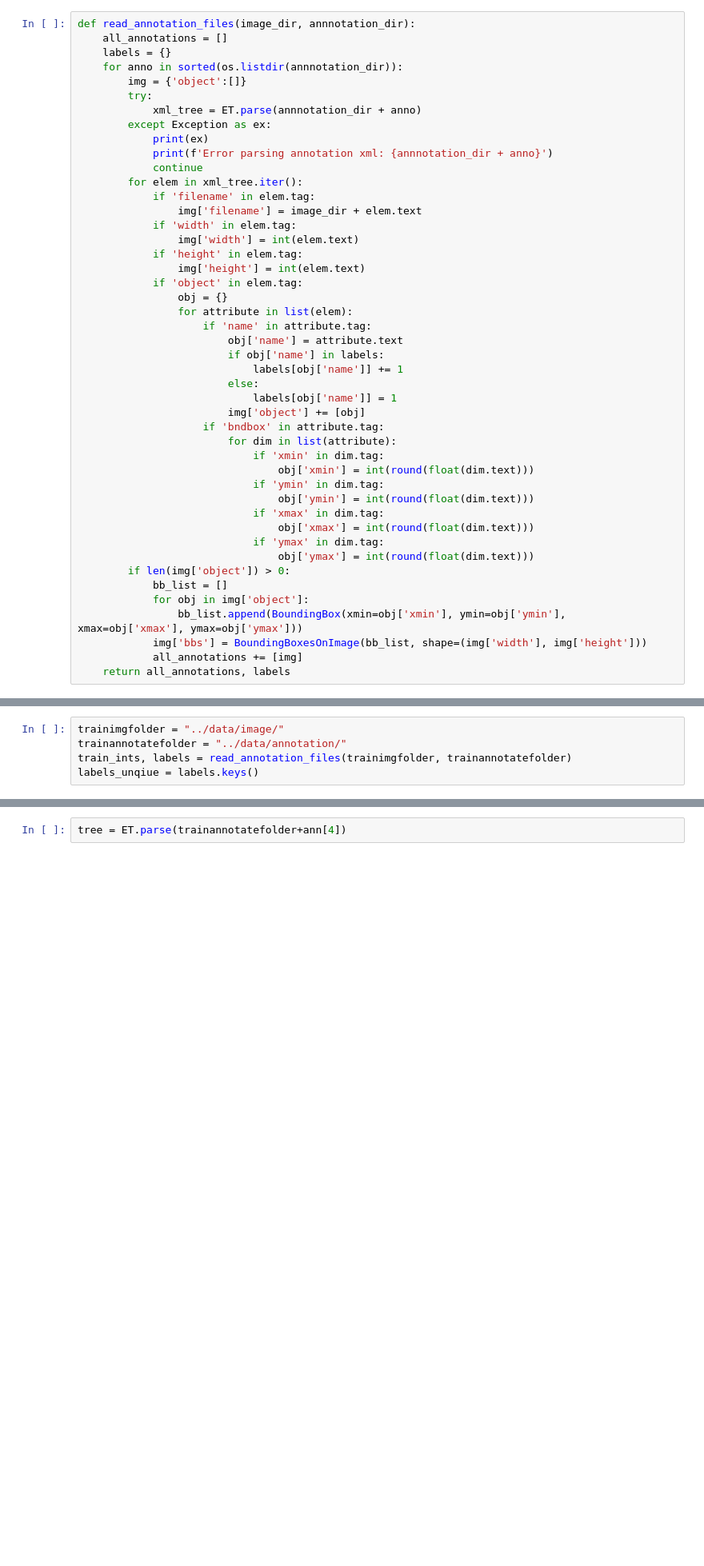
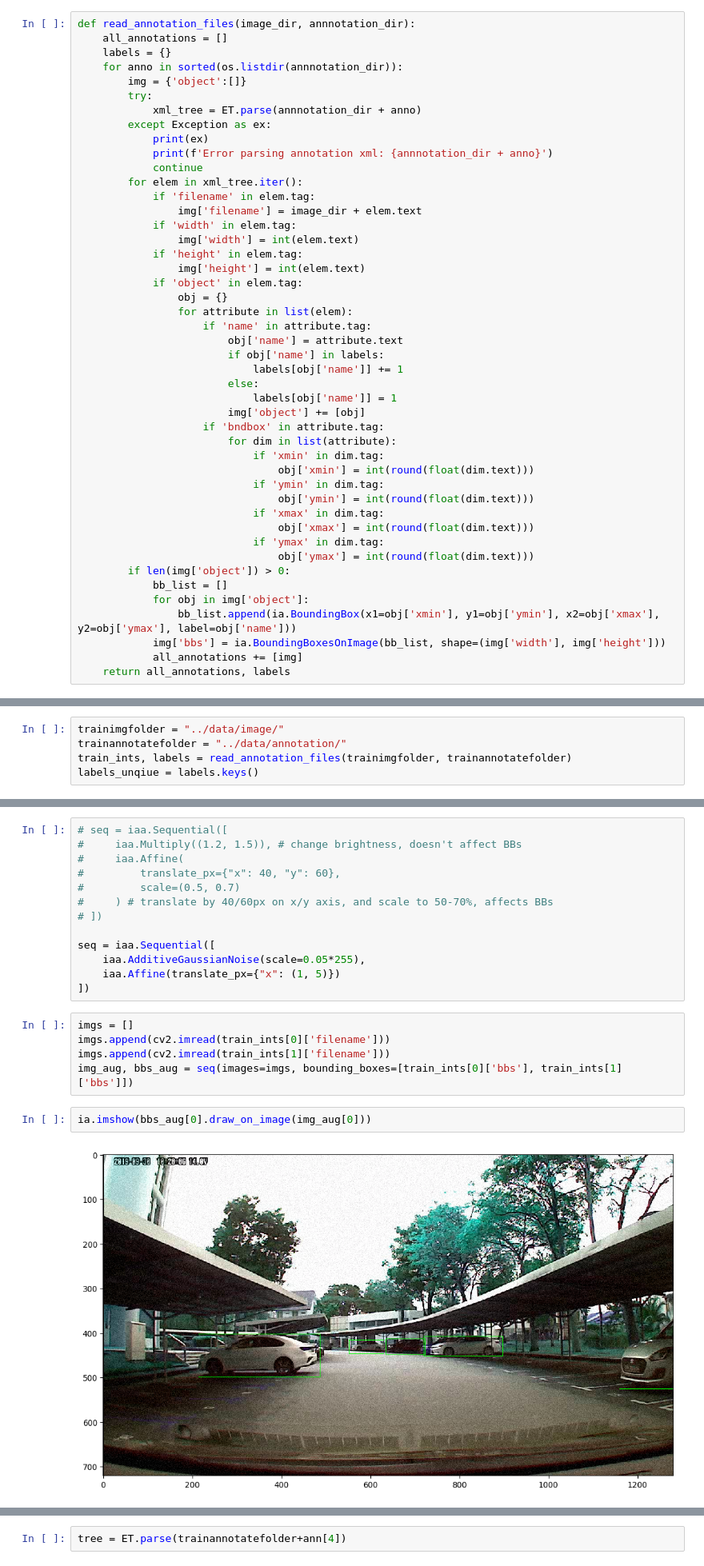
Before and after one commit to raymondng76/ISS-VSE-2019-09-23-IS1FT-CA1, a Jupyter notebook: code/CA1_YoloV3_Train_Test.ipynb, the cells around one changed output, grey strips where cells are left out. Shown at 80% size. Drawn from its saved outputs; the diff is of its cells as text; blank space fills up the shorter version.

```diff
--- a/code/CA1_YoloV3_Train_Test.ipynb
+++ b/code/CA1_YoloV3_Train_Test.ipynb
@@ -60,8 +60,8 @@ def read_annotation_files(image_dir, annnotation_dir):
         if len(img['object']) > 0:
             bb_list = []
             for obj in img['object']:
-                bb_list.append(BoundingBox(xmin=obj['xmin'], ymin=obj['ymin'], xmax=obj['xmax'], ymax=obj['ymax']))
-            img['bbs'] = BoundingBoxesOnImage(bb_list, shape=(img['width'], img['height']))
+                bb_list.append(ia.BoundingBox(x1=obj['xmin'], y1=obj['ymin'], x2=obj['xmax'], y2=obj['ymax'], label=obj['name']))
+            img['bbs'] = ia.BoundingBoxesOnImage(bb_list, shape=(img['width'], img['height']))
             all_annotations += [img]
     return all_annotations, labels
 # %%
@@ -145,3 +124,25 @@ train_ints[0]['object'][0]['xmin']
+# %%
+# seq = iaa.Sequential([
+#     iaa.Multiply((1.2, 1.5)), # change brightness, doesn't affect BBs
+#     iaa.Affine(
+#         translate_px={"x": 40, "y": 60},
+#         scale=(0.5, 0.7)
+#     ) # translate by 40/60px on x/y axis, and scale to 50-70%, affects BBs
+# ])
+
+seq = iaa.Sequential([
+    iaa.AdditiveGaussianNoise(scale=0.05*255),
+    iaa.Affine(translate_px={"x": (1, 5)})
+])
+# %%
+imgs = []
+imgs.append(cv2.imread(train_ints[0]['filename']))
+imgs.append(cv2.imread(train_ints[1]['filename']))
+img_aug, bbs_aug = seq(images=imgs, bounding_boxes=[train_ints[0]['bbs'], train_ints[1]['bbs']])
+# %%
+ia.imshow(bbs_aug[0].draw_on_image(img_aug[0]))
+# %% [output]
+[figure, added]
 # %%
 def read_voc(xml_file: str):
     tree = ET.parse(xml_file)
```
Also changed, not shown: parts of 5 cells of this notebook.
